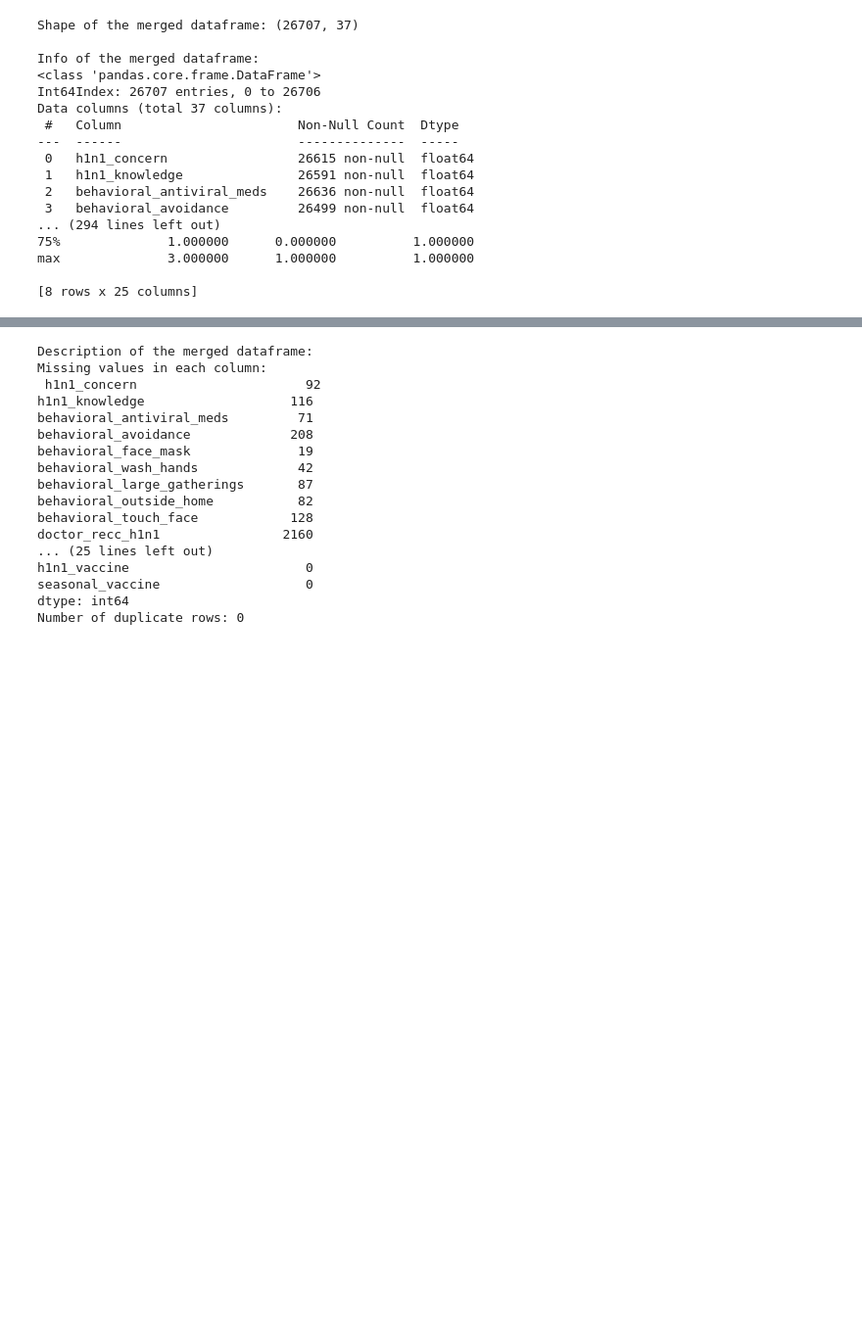
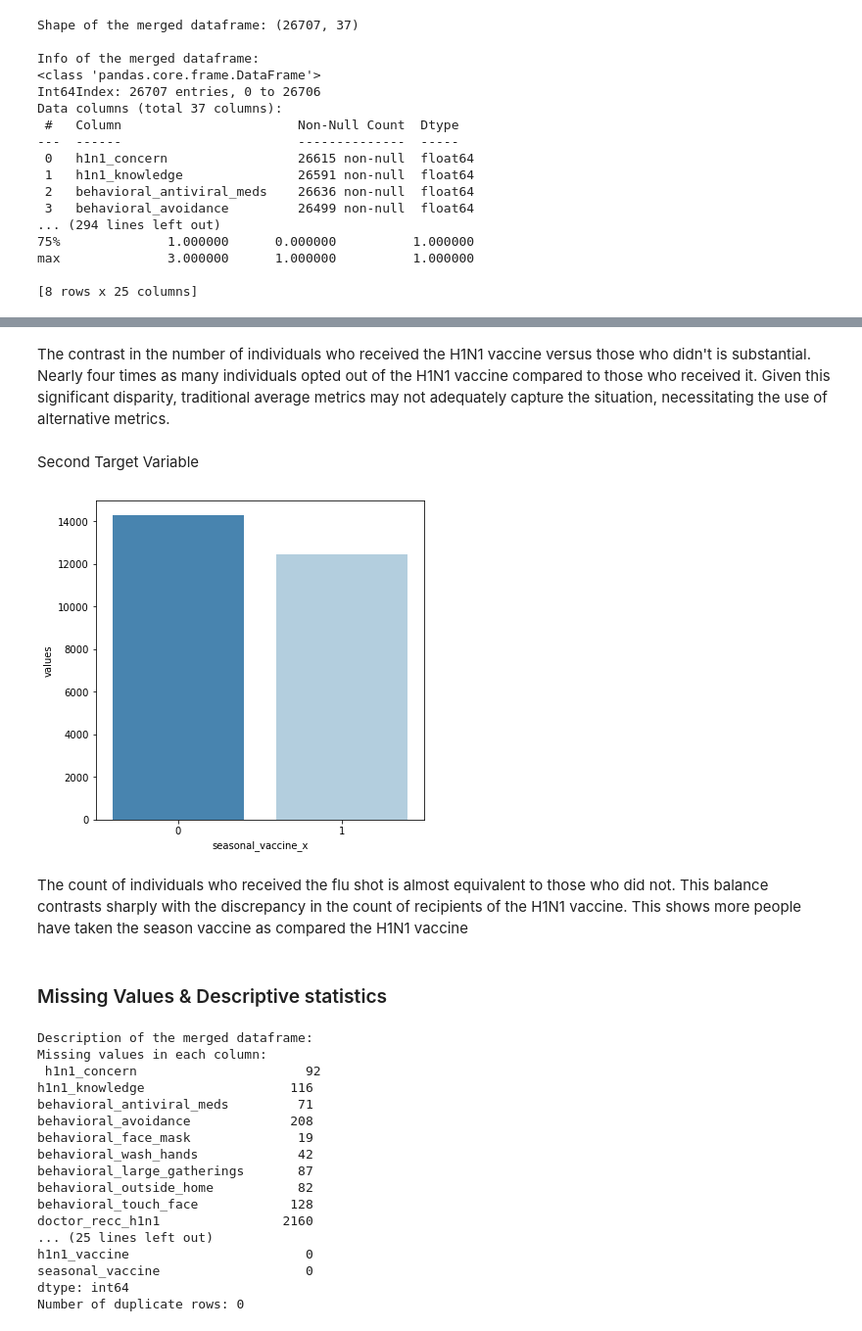
Before and after one commit to sophline/Vaccination_prediction, a Jupyter notebook: prediction.ipynb, the cells around one changed output, grey strips where cells are left out. Shown: that part at 98% size. Drawn from its saved outputs; the diff is of its cells as text; code cells hidden in the pictures; blank space fills up the shorter version.

```diff
--- a/prediction.ipynb
+++ b/prediction.ipynb
@@ -260,3 +289,25 @@ second_target = 'seasonal_vaccine'
+# %% [markdown]
+The contrast in the number of individuals who received the H1N1 vaccine versus those who didn't is substantial. Nearly four times as many individuals opted out of the H1N1 vaccine compared to those who received it. Given this significant disparity, traditional average metrics may not adequately capture the situation, necessitating the use of alternative metrics.
+# %% [markdown]
+Second Target Variable
+# %%
+data['seasonal_vaccine_x'].value_counts()
+
+temp = data["seasonal_vaccine_x"].value_counts()
+
+dfh1n1bal = pd.DataFrame({'seasonal_vaccine_x': temp.index,'values': temp.values})
+
+plt.figure(figsize = (6,6))
+
+sns.barplot(x = 'seasonal_vaccine_x', y="values",palette="Blues_r", data=dfh1n1bal)
+
+plt.show()
+# %% [output]
+[figure, added]
+# %% [markdown]
+The count of individuals who received the flu shot is almost equivalent to those who did not. This balance contrasts sharply with the discrepancy in the count of recipients of the H1N1 vaccine. This shows more people have taken the season vaccine as compared the H1N1 vaccine
+# %% [markdown]
+### Missing Values & Descriptive statistics
 # %%
 #Identify the feature columns missing values
 description = processor.get_description()
```
Also changed, not shown: parts of 12 cells of this notebook.
